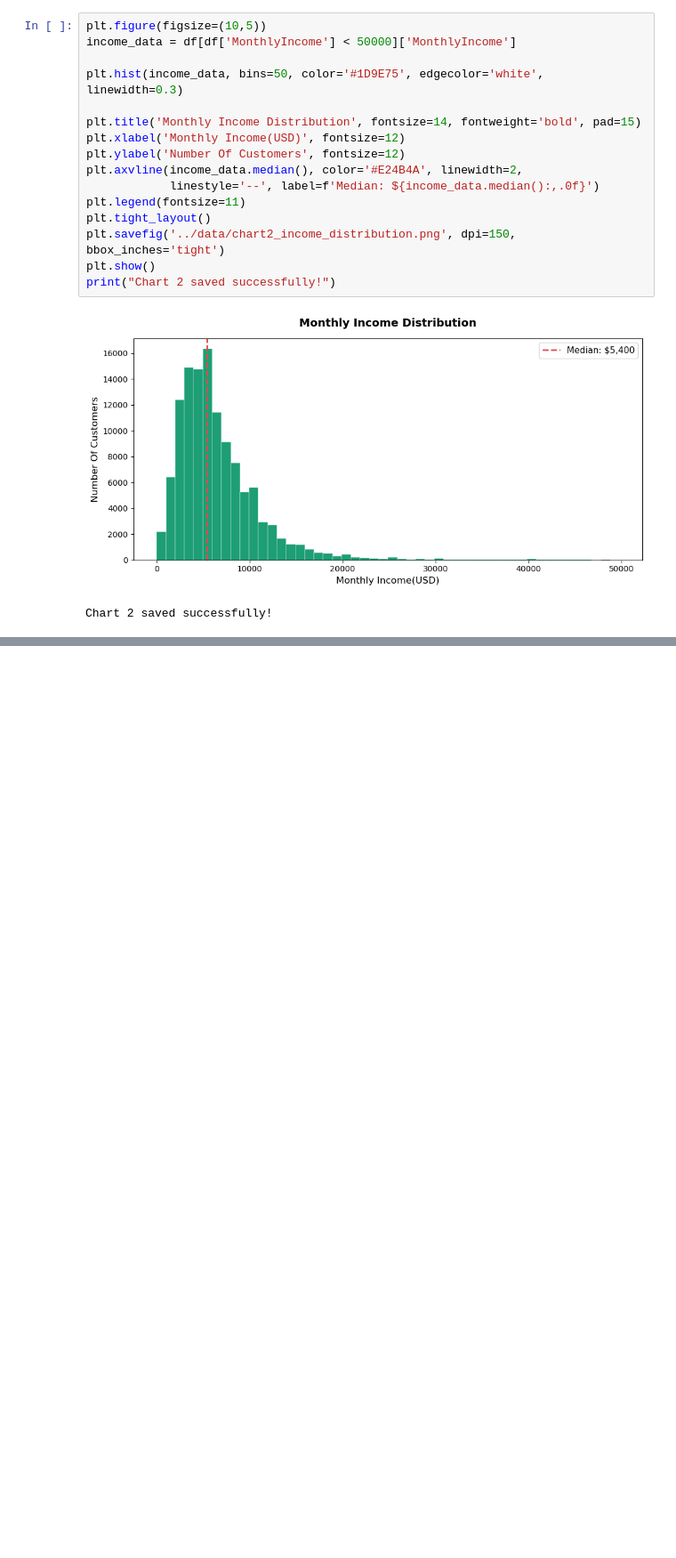
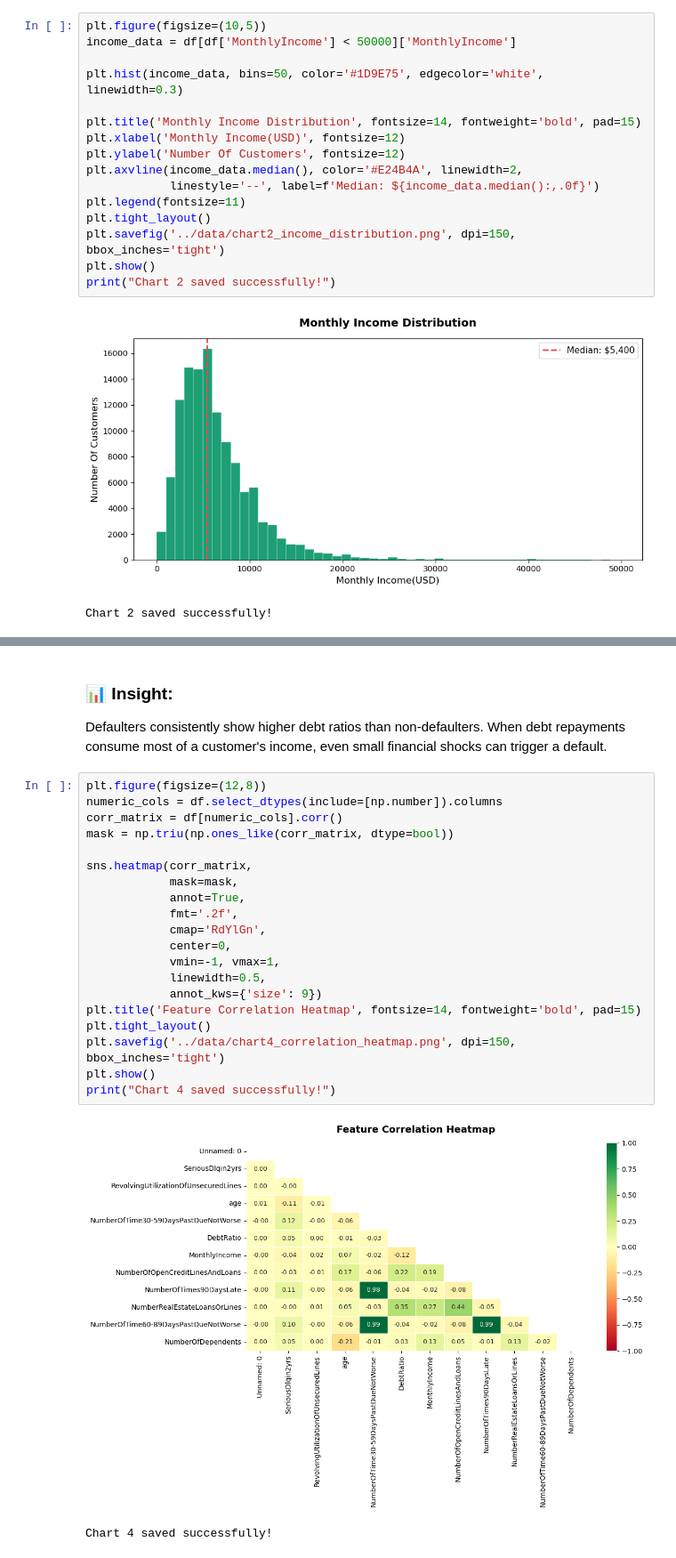
Before and after one commit to Insight-Q/RiskLens-Financial_Risk_Analytics_Platform, a Jupyter notebook: notebooks/01_EDA_analysis.ipynb, the cells around one changed output, grey strips where cells are left out. Shown at 89% size. Drawn from its saved outputs; the diff is of its cells as text; blank space fills up the shorter version.

```diff
--- a/notebooks/01_EDA_analysis.ipynb
+++ b/notebooks/01_EDA_analysis.ipynb
@@ -232,0 +260,26 @@ Chart 2 saved successfully!
+# %% [markdown]
+### 📊 Insight:
+Defaulters consistently show higher debt ratios than non-defaulters. When debt repayments consume most of a customer's income, even small financial shocks can trigger a default.
+# %%
+plt.figure(figsize=(12,8))
+numeric_cols = df.select_dtypes(include=[np.number]).columns
+corr_matrix = df[numeric_cols].corr()
+mask = np.triu(np.ones_like(corr_matrix, dtype=bool))
+
+sns.heatmap(corr_matrix,
+            mask=mask,
+            annot=True,
+            fmt='.2f',
+            cmap='RdYlGn',
+            center=0,
+            vmin=-1, vmax=1,
+            linewidth=0.5,
+            annot_kws={'size': 9})
+plt.title('Feature Correlation Heatmap', fontsize=14, fontweight='bold', pad=15)
+plt.tight_layout()
+plt.savefig('../data/chart4_correlation_heatmap.png', dpi=150, bbox_inches='tight')
+plt.show()
+print("Chart 4 saved successfully!")
+# %% [output]
+[figure, added]
+Chart 4 saved successfully!
```
Also changed, not shown: parts of 9 cells of this notebook, 5 other files.
